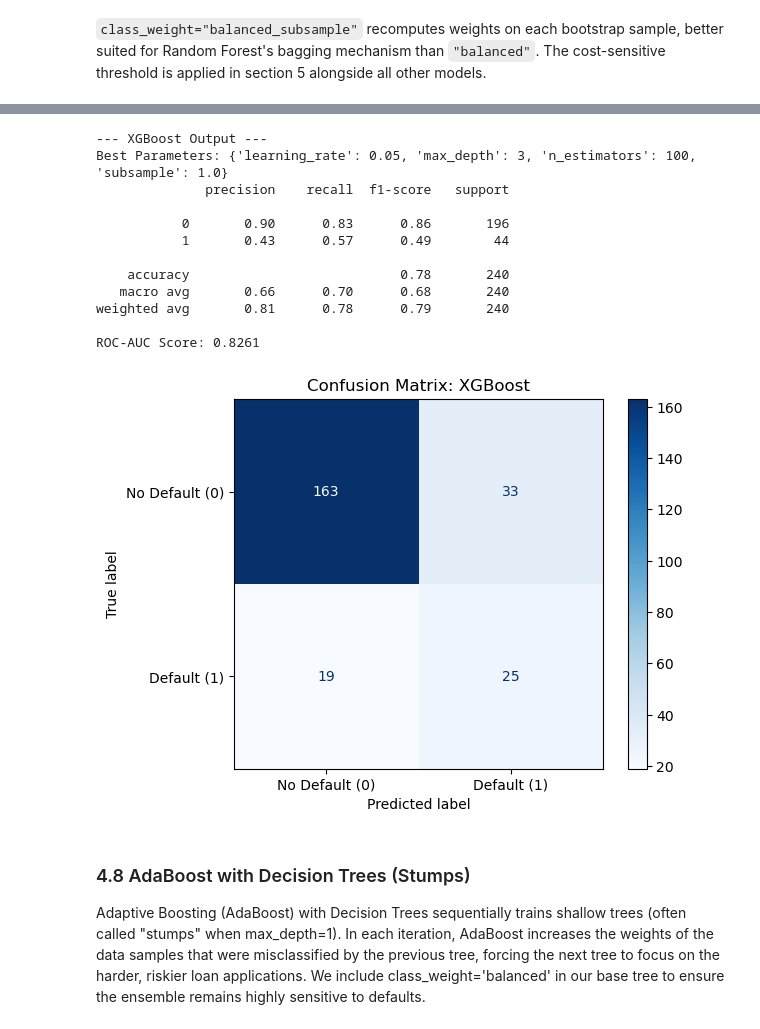
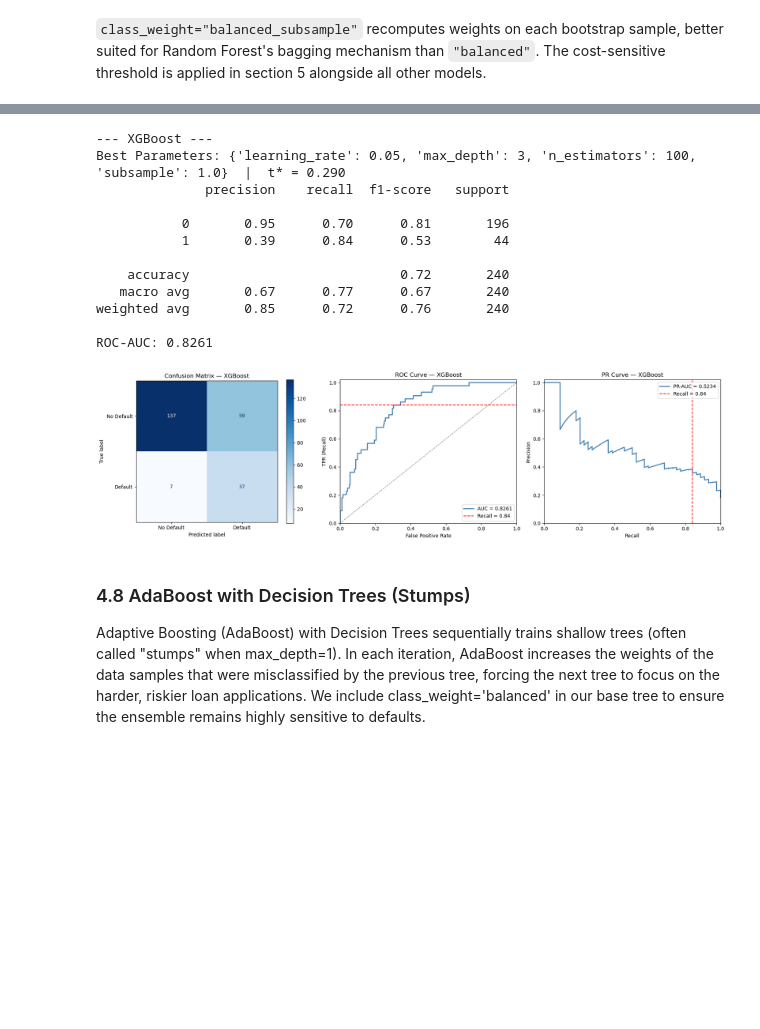
Before and after one commit to Than0316/ClearCredit, a Jupyter notebook: ML_final_project_B.ipynb, the cells around one changed output, grey strips where cells are left out. Drawn from its saved outputs; the diff is of its cells as text; code cells hidden in the pictures; blank space fills up the shorter version.

```diff
--- a/ML_final_project_B.ipynb
+++ b/ML_final_project_B.ipynb
@@ -650,55 +721,44 @@ ROC-AUC: 0.8478
 # %%
 from xgboost import XGBClassifier
 
-# 1. Compute scale_pos_weight to handle class imbalance (ratio of negatives to positives)
+# 1. Scale_pos_weight handles class imbalance natively in XGBoost
 scale_pos_weight = (y_train == 0).sum() / (y_train == 1).sum()
-
-# 2. Initialize XGBoost
 xgb = XGBClassifier(scale_pos_weight=scale_pos_weight, random_state=42,
                     eval_metric='logloss', verbosity=0)
-
-# 3. Define parameter grid
 xgb_param_grid = {
     'n_estimators': [100, 200],
     'max_depth': [3, 5, 7],
     'learning_rate': [0.05, 0.1, 0.2],
     'subsample': [0.8, 1.0]
 }
-
-# 4. Grid Search optimizing for Recall
 xgb_grid = GridSearchCV(xgb, xgb_param_grid, cv=5, scoring='recall', n_jobs=-1)
 xgb_grid.fit(X_train_scaled, y_train)
 best_xgb = xgb_grid.best_estimator_
 
-# 5. Predict and evaluate
-y_val_pred_xgb = best_xgb.predict(X_val_scaled)
+# 2. Probabilities + cost-optimal threshold
 y_val_prob_xgb = best_xgb.predict_proba(X_val_scaled)[:, 1]
+t_star_xgb = apply_cost_threshold(y_val, y_val_prob_xgb)
+y_val_pred_xgb = (y_val_prob_xgb >= t_star_xgb).astype(int)
 
-print("--- XGBoost Output ---")
-print(f"Best Parameters: {xgb_grid.best_params_}")
+print("--- XGBoost ---")
+print(f"Best Parameters: {xgb_grid.best_params_}  |  t* = {t_star_xgb:.3f}")
 print(classification_report(y_val, y_val_pred_xgb))
-print(f"ROC-AUC Score: {roc_auc_score(y_val, y_val_prob_xgb):.4f}")
-
-# 6. Confusion matrix
-cm = confusion_matrix(y_val, y_val_pred_xgb)
-disp = ConfusionMatrixDisplay(confusion_matrix=cm, display_labels=['No Default (0)', 'Default (1)'])
-disp.plot(cmap='Blues')
-plt.title('Confusion Matrix: XGBoost')
-plt.show()
+print(f"ROC-AUC: {roc_auc_score(y_val, y_val_prob_xgb):.4f}")
+plot_model_evaluation("XGBoost", y_val, y_val_pred_xgb, y_val_prob_xgb)
 # %% [output]
---- XGBoost Output ---
-Best Parameters: {'learning_rate': 0.05, 'max_depth': 3, 'n_estimators': 100, 'subsample': 1.0}
+--- XGBoost ---
+Best Parameters: {'learning_rate': 0.05, 'max_depth': 3, 'n_estimators': 100, 'subsample': 1.0}  |  t* = 0.290
               precision    recall  f1-score   support
 
-           0       0.90      0.83      0.86       196
-           1       0.43      0.57      0.49        44
+           0       0.95      0.70      0.81       196
+           1       0.39      0.84      0.53        44
 
-    accuracy                           0.78       240
-   macro avg       0.66      0.70      0.68       240
-weighted avg       0.81      0.78      0.79       240
+    accuracy                           0.72       240
+   macro avg       0.67      0.77      0.67       240
+weighted avg       0.85      0.72      0.76       240
 
-ROC-AUC Score: 0.8261
+ROC-AUC: 0.8261
-[figure, old version]
+[figure, new version]
 # %% [markdown]
 ### 4.8 AdaBoost with Decision Trees (Stumps)
 
```
Also changed, not shown: parts of 22 cells of this notebook.
